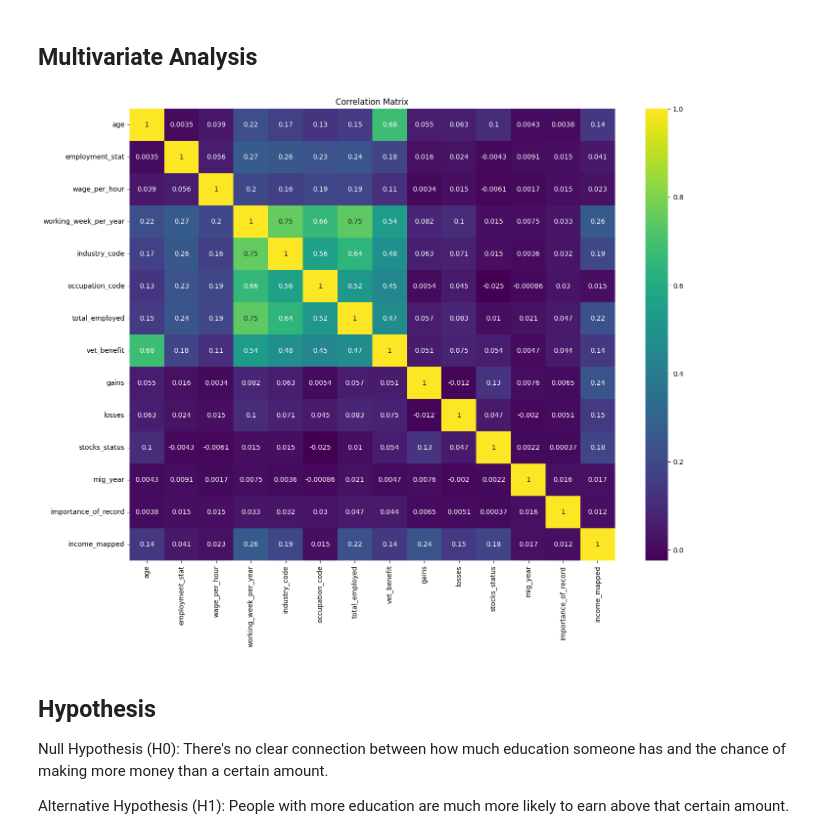
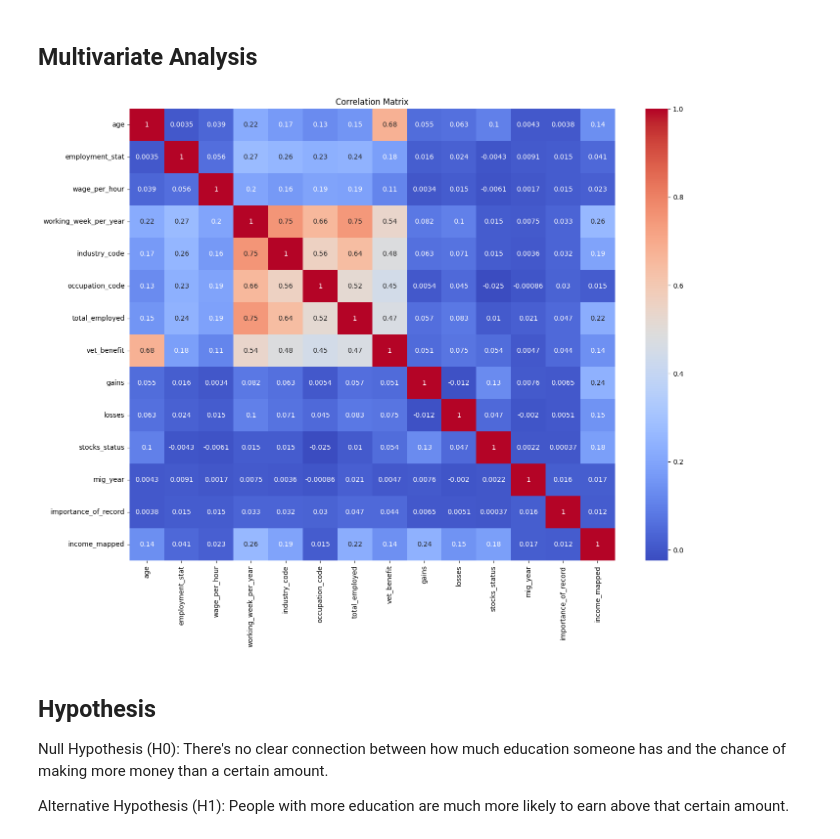
Before and after one commit to Faith-theAnalyst/Capstone_Project_Income_Prediction_Challenge, a Jupyter notebook: Code/Starter_notebook.ipynb, the cells around one changed output. Drawn from its saved outputs; the diff is of its cells as text; code cells hidden in the pictures.

```diff
--- a/Code/Starter_notebook.ipynb
+++ b/Code/Starter_notebook.ipynb
@@ -140,7 +143,7 @@ df_var
 __This definitions give a clear guidance and understanding on what to expect in each column__
 # %%
 # Reading train and test datasets
-df = pd.read_csv('Data/Train.csv')
+df = pd.read_csv('../Data/Train.csv')
 df.head()
 # %% [output]
 |  | ID | age | gender | education | class | education_institute | marital_status | race | ... |
@@ -545,7 +503,7 @@ filtered_df
 58587 rows × 35 columns
 # %%
 # Introduce a new variable "employment_status" in the "age" column
-df['class'] = np.where(df['age'] < 18, 'Not eligible to work', df['class'])
+df['class'] = np.where(df['age'] < 18, 'Never worked', df['class'])
 df.head()
 # %% [output]
 |  | ID | age | gender | education | class | marital_status | race | is_hispanic | ... |
@@ -700,5 +664,5 @@ array(['High school graduate', '12th grade no diploma', 'Children',
 # %%
-def map_education_categories(df):
+def map_categories(df):
     # Mapping for education categories
     education_mapping = {
         'Elementary': ['less than 1st grade', '1st 2nd 3rd or 4th grade', '5th or 6th grade'],
@@ -710,7 +674,7 @@ def map_education_categories(df):
         'Masters': ['masters degree(ma ms meng med msw mba)'],
         'Professional Degree': ['prof school degree (md dds dvm llb jd)'],
         'Doctorate': ['doctorate degree(phd edd)'],
-        'Other': ['children'],
+        'Children': ['children'],
     }
     # Map citizenship names to new categories
     citizenship_mapping = {
@@ -732,4 +696,4 @@ def map_education_categories(df):
     df['education'].unique()
 
     return df
-map_education_categories(df)
+df = map_categories(df)
@@ -926,0 +821,10 @@ plt.show()
+# %%
+# Define age bins
+age_bins = [0, 20, 40, 60, 80, 100]
+age_labels = ["{0} - {1}".format(age_bins[i], age_bins[i + 1] - 1) for i in range(len(age_bins) - 1)]
+
+# Create a new column 'Age Group' in your DataFrame
+df['age_group'] = pd.cut(df['age'], bins=age_bins, labels=age_labels, right=False)
+
+# Display the counts of each age group
+df['age_group'].value_counts()
@@ -933,11 +883,11 @@ df_corr = df.corr(numeric_only=True)
 # %%
 # Create heatmap
 plt.figure(figsize=(16, 12))
-sns.heatmap(data=df_corr, annot=True, cmap='viridis')
+sns.heatmap(data=df_corr, annot=True, cmap='coolwarm')
 plt.title('Correlation Matrix')
 plt.show()
 # %% [output]
-[figure, old version]
+[figure, new version]
 # %% [markdown]
 ## __Hypothesis__
 Null Hypothesis (H0): There's no clear connection between how much education someone has and the chance of making more money than a certain amount.
```
Also changed, not shown: parts of 84 cells of this notebook, 10 other files.
